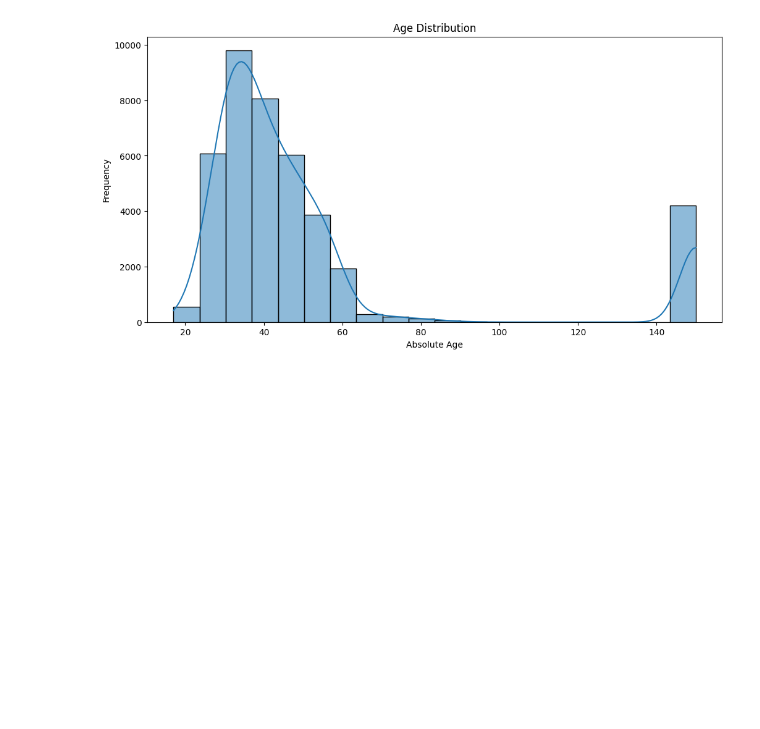
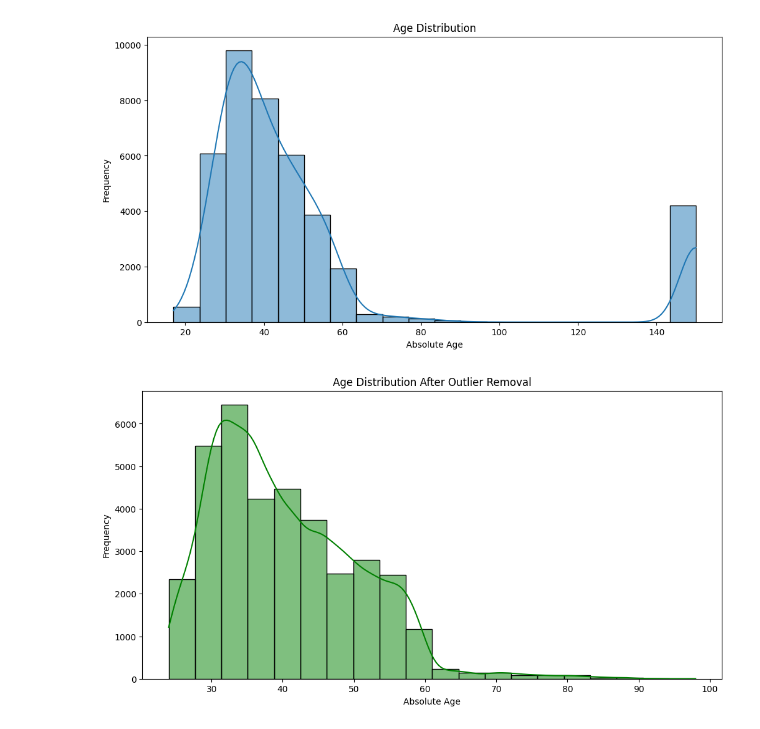
Before and after one commit to jayelinjiaqi/aiap20-jaye-lin-jiaqi-945I, a Jupyter notebook: eda.ipynb, the cells around one changed output. Cells and saved outputs as stored; diff of their text form; code cells hidden in the pictures; blank space fills up the shorter version.

```diff
--- a/eda.ipynb
+++ b/eda.ipynb
@@ -476,34 +325,3 @@ plt.show()
 # %% [output]
 The default of observed=False is deprecated and will be changed to True in a future version of pandas. Pass observed=False to retain current behavior or observed=True to adopt the future default and s ...
 [figure]
-# %%
-# Create equal-width bins for Client ID (e.g. 18 bins from 2 to 41000)
-df['ClientID_bin'] = pd.cut(df['Client ID'], bins=18, include_lowest=True)
-
-# Group by bins to compute mean subscription rate and mean campaign calls
-grouped = df.groupby('ClientID_bin').agg({
-    'Subscription Status': 'mean',
-    'Campaign Calls': 'mean'
-})
-
-# Plot both metrics side by side
-fig, ax1 = plt.subplots(figsize=(14, 6))
-
-grouped['Subscription Status'].plot(kind='bar', ax=ax1, color='skyblue', position=0, width=0.4, label='Subscription Rate')
-ax1.set_ylabel('Avg Subscription Rate')
-ax1.set_xlabel('Client ID Range')
-ax1.set_xticklabels(grouped.index.astype(str), rotation=90)
-ax1.set_title('Subscription Rate and Campaign Calls by Client ID Bin')
-
-# Add second y-axis for Campaign Call
-ax2 = ax1.twinx()
-grouped['Campaign Calls'].plot(kind='bar', ax=ax2, color='salmon', position=1, width=0.4, label='Avg Campaign Calls')
-ax2.set_ylabel('Avg Campaign Calls')
-
-# Combine legends from both axes
-lines, labels = ax1.get_legend_handles_labels()
-lines2, labels2 = ax2.get_legend_handles_labels()
-ax1.legend(lines + lines2, labels + labels2, loc='upper right')
-
-plt.tight_layout()
-plt.show()
@@ -569,3 +340,19 @@ plt.show()
 # Remove outliers
 # %% [output]
 [figure]
+# %%
+# Remove outliers using percentile
+lower_bound = df['Age'].quantile(0.01)
+upper_bound = df['Age'].quantile(0.99)
+
+df = df[(df['Age'] > lower_bound) & (df['Age'] < upper_bound)]
+
+# Visualize cleaned distribution
+plt.figure(figsize=(12, 6))
+sns.histplot(df['Age'], bins=20, kde=True, color='green')
+plt.title('Age Distribution After Outlier Removal')
+plt.xlabel('Absolute Age')
+plt.ylabel('Frequency')
+plt.show()
+# %% [output]
+[figure, added]
```
Also changed, not shown: parts of 10 cells of this notebook, 1 other file.
